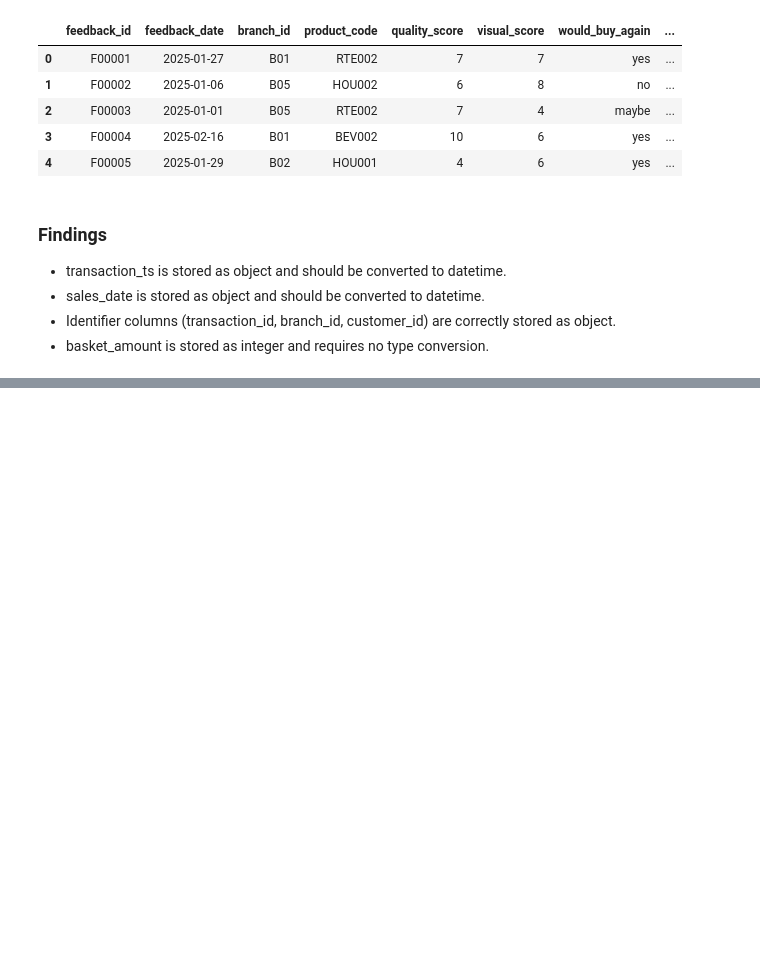
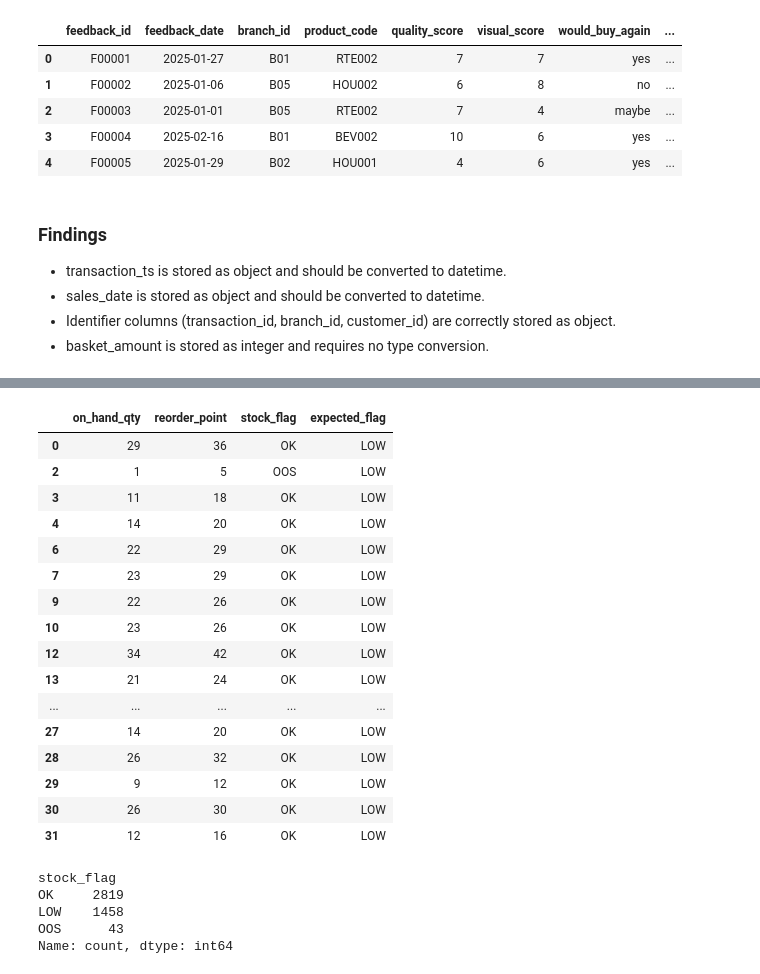
Before and after one commit to Khishigjargal42/premium_nexus_task, a Jupyter notebook: notebooks/02_data_cleaning.ipynb, the cells around one changed output, grey strips where cells are left out. Saved outputs shown, nothing was run; the diff lists cells and outputs as text; code cells hidden in the pictures; blank space fills up the shorter version.

```diff
--- a/notebooks/02_data_cleaning.ipynb
+++ b/notebooks/02_data_cleaning.ipynb
@@ -262,0 +937,9 @@ First 5 Rows:
+# %%
+sales["transaction_ts"] = pd.to_datetime(sales["transaction_ts"])
+sales["sales_date"] = pd.to_datetime(sales["sales_date"])
+
+customers["join_date"] = pd.to_datetime(customers["join_date"])
+
+inventory["inventory_date"] = pd.to_datetime(inventory["inventory_date"])
+
+survey["feedback_date"] = pd.to_datetime(survey["feedback_date"])
@@ -262,0 +963,19 @@ First 5 Rows:
+# %%
+inventory_check = inventory.copy()
+
+inventory_check["expected_flag"] = np.select(
+    [
+        inventory_check["on_hand_qty"] == 0,
+        inventory_check["on_hand_qty"] <= inventory_check["reorder_point"]
+    ],
+    [
+        "OOS",
+        "LOW"
+    ],
+    default="OK"
+)
+
+print(
+    "Flag mismatches:",
+    (inventory_check["stock_flag"] != inventory_check["expected_flag"]).sum()
+)
@@ -262,0 +1006,30 @@ First 5 Rows:
+# %%
+inventory_check[
+    inventory_check["stock_flag"] != inventory_check["expected_flag"]
+][["on_hand_qty", "reorder_point", "stock_flag", "expected_flag"]].head(20)
+# %% [output]
+|  | on_hand_qty | reorder_point | stock_flag | expected_flag |
+| 0 | 29 | 36 | OK | LOW |
+| 2 | 1 | 5 | OOS | LOW |
+| 3 | 11 | 18 | OK | LOW |
+| 4 | 14 | 20 | OK | LOW |
+| 6 | 22 | 29 | OK | LOW |
+| 7 | 23 | 29 | OK | LOW |
+| 9 | 22 | 26 | OK | LOW |
+| 10 | 23 | 26 | OK | LOW |
+| 12 | 34 | 42 | OK | LOW |
+| 13 | 21 | 24 | OK | LOW |
+| ... | ... | ... | ... | ... |
+| 27 | 14 | 20 | OK | LOW |
+| 28 | 26 | 32 | OK | LOW |
+| 29 | 9 | 12 | OK | LOW |
+| 30 | 26 | 30 | OK | LOW |
+| 31 | 12 | 16 | OK | LOW |
+# %%
+inventory["stock_flag"].value_counts()
+# %% [output]
+stock_flag
+OK     2819
+LOW    1458
+OOS      43
+Name: count, dtype: int64
```
Also changed, not shown: parts of 52 cells of this notebook.
